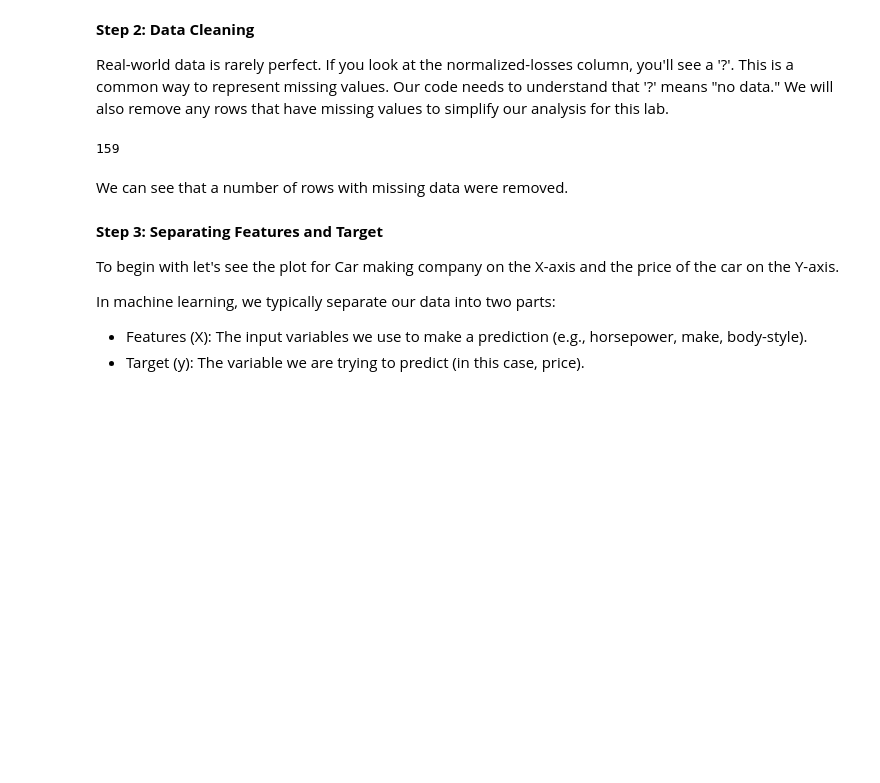
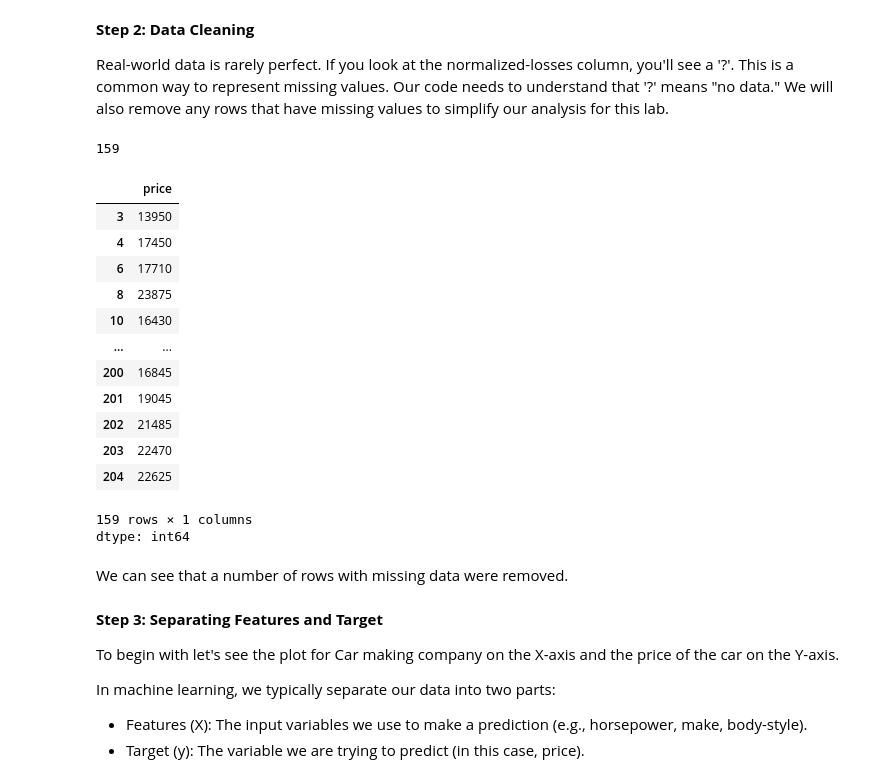
Before and after one commit to alesaitriveni204-netizen/FMML_Project_and_Labs, a Jupyter notebook: AIML_(m2l1)_Basic_Plots.ipynb, the cells around one changed output. Cells and saved outputs as stored; diff of their text form; code cells hidden in the pictures; blank space fills up the shorter version.

```diff
--- a/AIML_(m2l1)_Basic_Plots.ipynb
+++ b/AIML_(m2l1)_Basic_Plots.ipynb
@@ -116,8 +117,24 @@ print(len(data))
 # %%
 # Dividing the dataset into features (X) and the target variable (y)
 
 X = data.drop("price", axis = 1)
 y = pd.to_numeric(data["price"])
+y
+# %% [output]
+|  | price |
+| 3 | 13950 |
+| 4 | 17450 |
+| 6 | 17710 |
+| 8 | 23875 |
+| 10 | 16430 |
+| ... | ... |
+| 200 | 16845 |
+| 201 | 19045 |
+| 202 | 21485 |
+| 203 | 22470 |
+| 204 | 22625 |
+159 rows × 1 columns
+dtype: int64
 # %% [markdown]
 We can see that a number of rows with missing data were removed.
 # %% [markdown]
```
Also changed, not shown: parts of 1 cell of this notebook.
